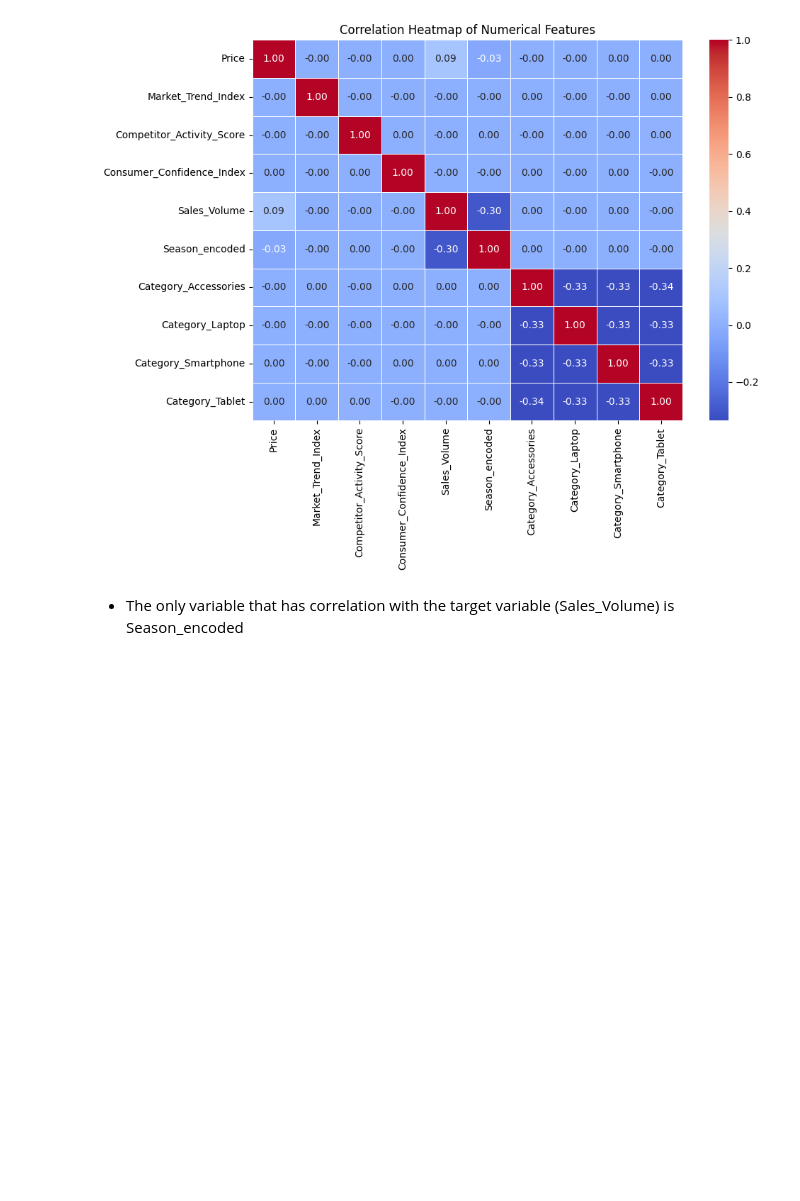
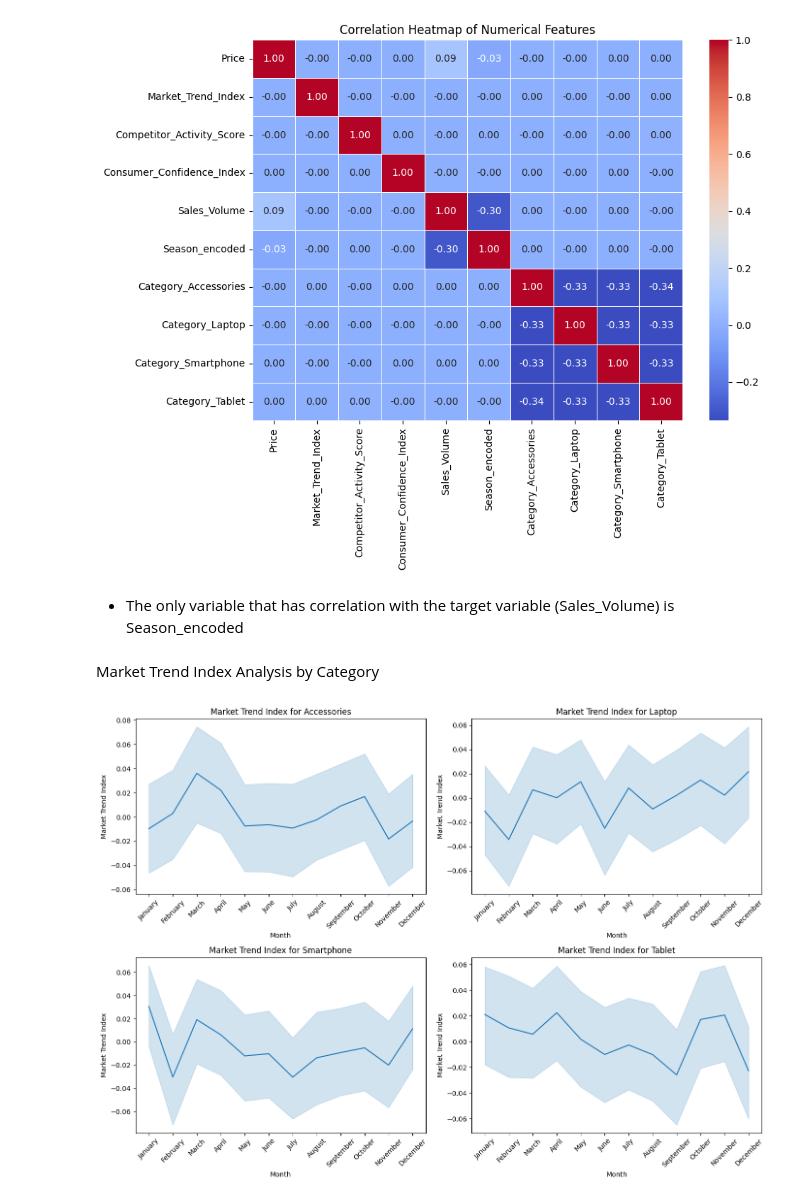
Before and after one commit to ayodejitoriola/ElectroTech_Forecasting, a Jupyter notebook: EDA/EDA.ipynb, the cells around one changed output. Saved outputs shown, nothing was run; the diff lists cells and outputs as text; code cells hidden in the pictures; blank space fills up the shorter version.

```diff
--- a/EDA/EDA.ipynb
+++ b/EDA/EDA.ipynb
@@ -465,3 +467,24 @@ Category_Tablet                   1.000000
 [figure]
 # %% [markdown]
 - The only variable that has correlation with the target variable (Sales_Volume) is Season_encoded
+# %% [markdown]
+Market Trend Index Analysis by Category
+# %%
+plt.figure(figsize=(14,10))
+
+for i, col in enumerate(category_cols):
+    plt.subplot(2, 2, i+1)
+    subset = data[data[col]==1]
+
+    # Plot Market Trend Index over time
+    sns.lineplot(x='Month', y='Market_Trend_Index', data=subset)
+
+    plt.title(f'Market Trend Index for {col.replace("Category_", "")}')
+    plt.xlabel('Month')
+    plt.ylabel('Market Trend Index')
+    plt.xticks(rotation=45)
+
+plt.tight_layout()
+plt.show()
+# %% [output]
+[figure, added]
```
Also changed, not shown: parts of 17 cells of this notebook.
